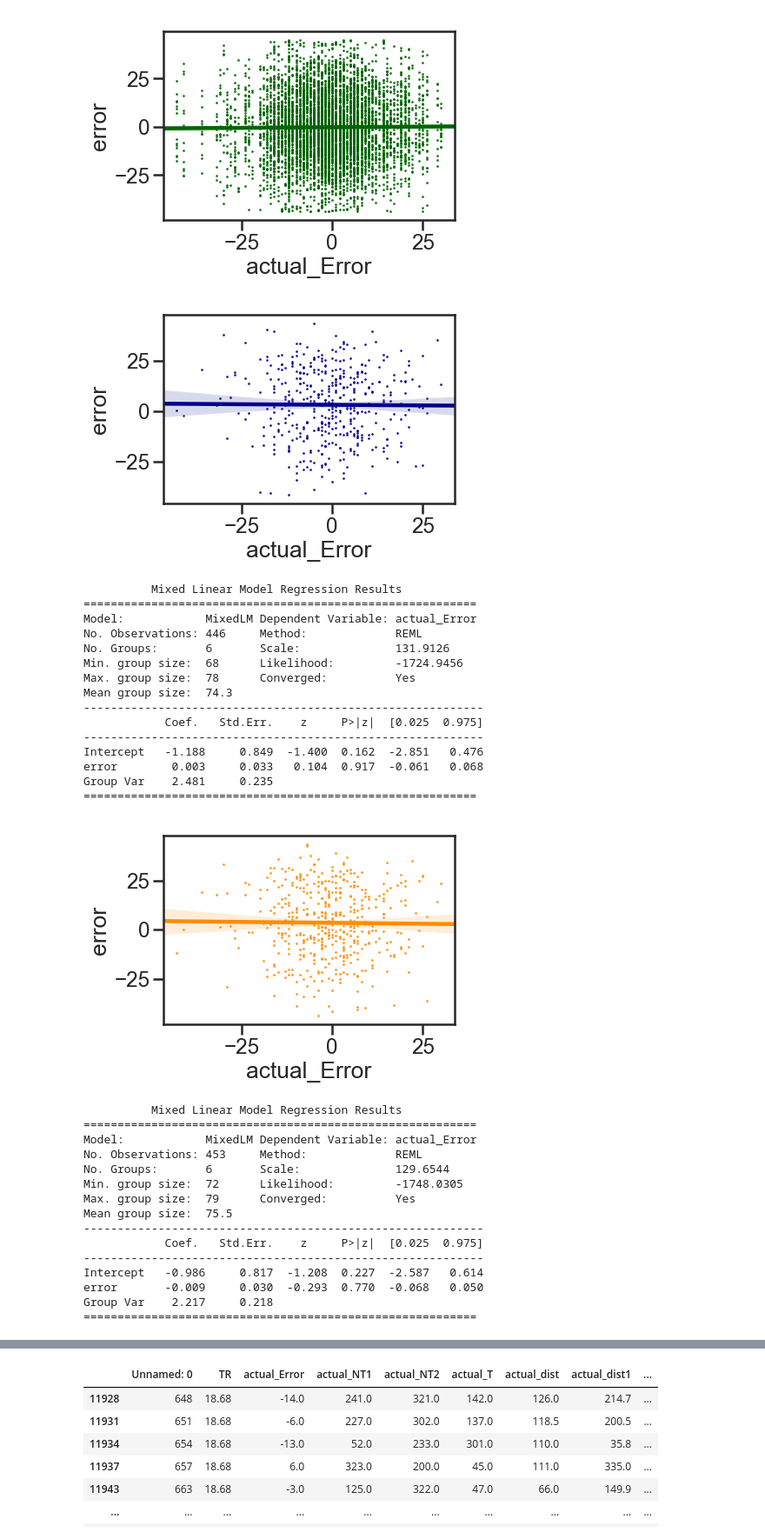
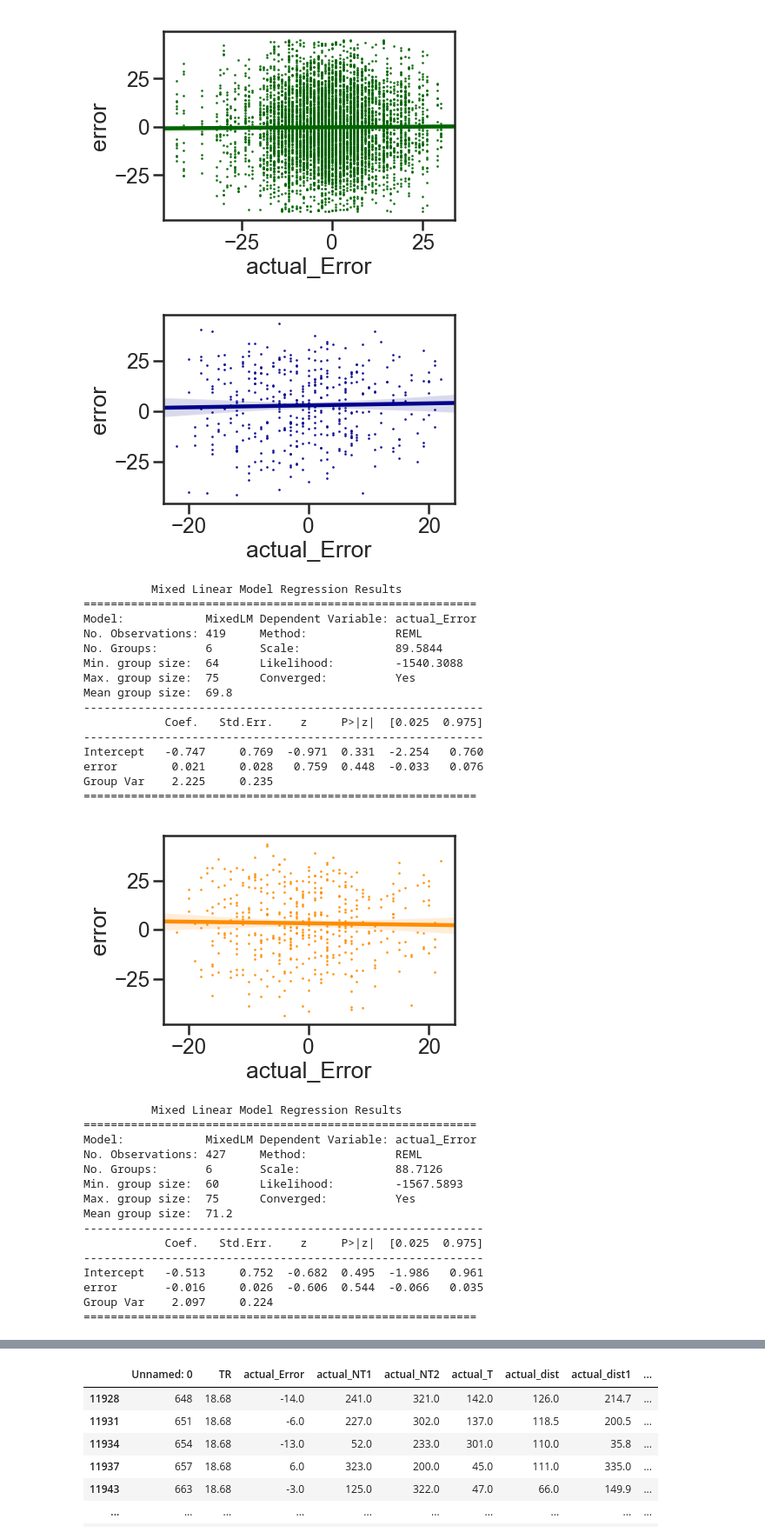
Before and after one commit to davidbestue/encoding, a Jupyter notebook: scripts/plots/IEM/Angle_decoding_correlations.ipynb, the cells around one changed output, grey strips where cells are left out. Shown at 87% size. Saved outputs shown, nothing was run; the diff lists cells and outputs as text; code cells hidden in the pictures.

```diff
--- a/scripts/plots/IEM/Angle_decoding_correlations.ipynb
+++ b/scripts/plots/IEM/Angle_decoding_correlations.ipynb
@@ -185,51 +185,51 @@ df_delay_target = pd.concat([c1_02, c1_7, c2_02, c2_7])
 # %%
 colors_ = ['darkblue', 'darkorange', 'darkgreen']
 
 for idxr, Region in enumerate(['visual', 'ips', 'pfc']):
     #
     df_corr = df_delay_target.loc[(df_delay_target['actual_Error']>-999) &
                                   (df_delay_target['error']>-999) &
                                   (df_delay_target['label_target']=='T') &
                                   (df_delay_target['brain_region']==Region) &
-                                  (df_delay_target['actual_Error']<45) & (df_delay_target['actual_Error']>-45)]
+                                  (df_delay_target['actual_Error']<22.5) & (df_delay_target['actual_Error']>-22.5)]
     #
     sns.regplot(df_corr.actual_Error, df_corr.error, marker="o", color=colors_[idxr], scatter_kws={'s':3} )
     plt.show()
     #
     #res_m = smf.ols(formula='actual_Error ~ error', data=df_corr).fit()
     res_m = smf.mixedlm(formula='actual_Error ~ error', data=df_corr,
                     groups=df_corr['subject']).fit()
     print(res_m.summary())
 # %% [output]
-[figure, old version]
+[figure, new version]
           Mixed Linear Model Regression Results
 ==========================================================
 Model:            MixedLM Dependent Variable: actual_Error
-No. Observations: 446     Method:             REML
-No. Groups:       6       Scale:              131.9126
-Min. group size:  68      Likelihood:         -1724.9456
-Max. group size:  78      Converged:          Yes
-Mean group size:  74.3
+No. Observations: 419     Method:             REML
+No. Groups:       6       Scale:              89.5844
+Min. group size:  64      Likelihood:         -1540.3088
+Max. group size:  75      Converged:          Yes
+Mean group size:  69.8
 -----------------------------------------------------------
             Coef.   Std.Err.    z     P>|z|  [0.025  0.975]
 -----------------------------------------------------------
-Intercept   -1.188     0.849  -1.400  0.162  -2.851   0.476
-error        0.003     0.033   0.104  0.917  -0.061   0.068
-Group Var    2.481     0.235
+Intercept   -0.747     0.769  -0.971  0.331  -2.254   0.760
+error        0.021     0.028   0.759  0.448  -0.033   0.076
+Group Var    2.225     0.235
 ==========================================================
-[figure, old version]
+[figure, new version]
           Mixed Linear Model Regression Results
 ==========================================================
 Model:            MixedLM Dependent Variable: actual_Error
-No. Observations: 453     Method:             REML
-No. Groups:       6       Scale:              129.6544
-Min. group size:  72      Likelihood:         -1748.0305
-Max. group size:  79      Converged:          Yes
-Mean group size:  75.5
+No. Observations: 427     Method:             REML
+No. Groups:       6       Scale:              88.7126
+Min. group size:  60      Likelihood:         -1567.5893
+Max. group size:  75      Converged:          Yes
+Mean group size:  71.2
 -----------------------------------------------------------
             Coef.   Std.Err.    z     P>|z|  [0.025  0.975]
 -----------------------------------------------------------
-Intercept   -0.986     0.817  -1.208  0.227  -2.587   0.614
-error       -0.009     0.030  -0.293  0.770  -0.068   0.050
-Group Var    2.217     0.218
+Intercept   -0.513     0.752  -0.682  0.495  -1.986   0.961
+error       -0.016     0.026  -0.606  0.544  -0.066   0.035
+Group Var    2.097     0.224
 ==========================================================
```
Also changed, not shown: parts of 7 cells of this notebook.
